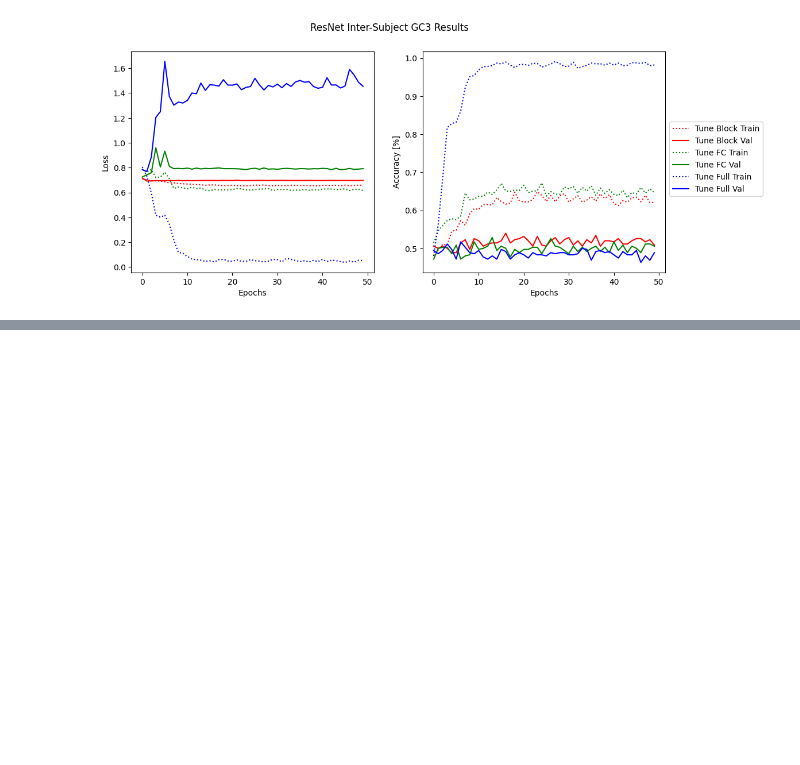
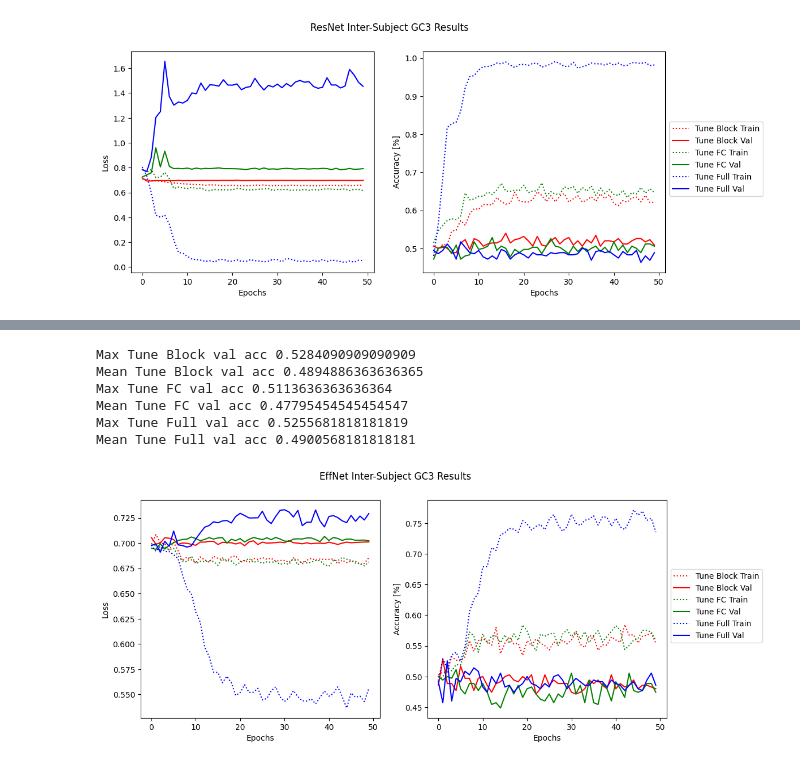
Before and after one commit to duedahl/LU_EEG_Classification, a Jupyter notebook: Visuals_Res.ipynb, the cells around one changed output, grey strips where cells are left out. Saved outputs shown, nothing was run; the diff lists cells and outputs as text; code cells hidden in the pictures; blank space fills up the shorter version.

```diff
--- a/Visuals_Res.ipynb
+++ b/Visuals_Res.ipynb
@@ -147,0 +181,10 @@ Mean Tune Full val acc 0.48625
+# %%
+plotRes(gc3dat, suptitle=model+" Inter-Subject GC3 Results", color="GC3")
+# %% [output]
+Max Tune Block val acc 0.5284090909090909
+Mean Tune Block val acc 0.4894886363636365
+Max Tune FC val acc 0.5113636363636364
+Mean Tune FC val acc 0.47795454545454547
+Max Tune Full val acc 0.5255681818181819
+Mean Tune Full val acc 0.4900568181818181
+[figure, added]
```
Also changed, not shown: parts of 4 cells of this notebook.
